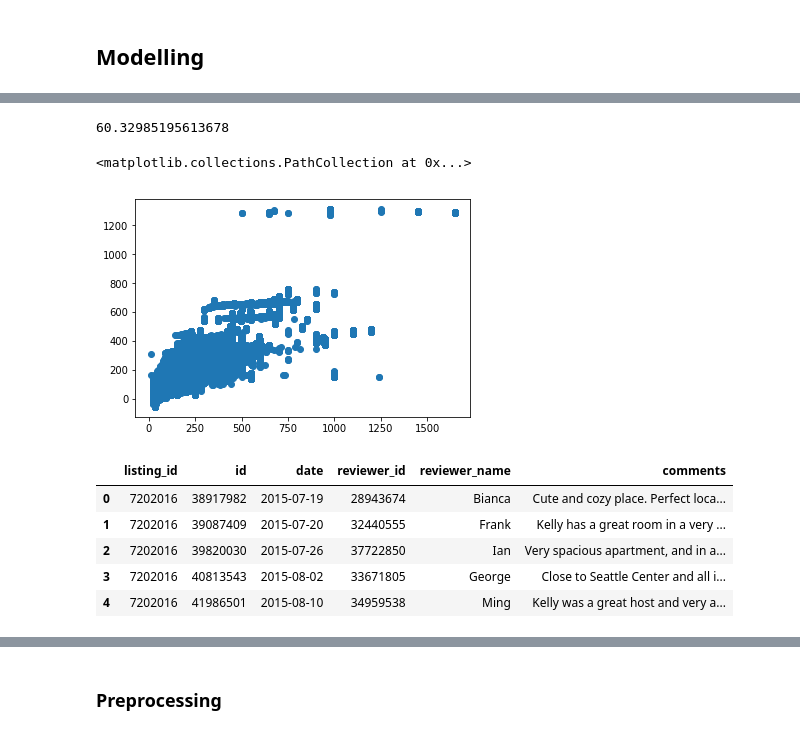
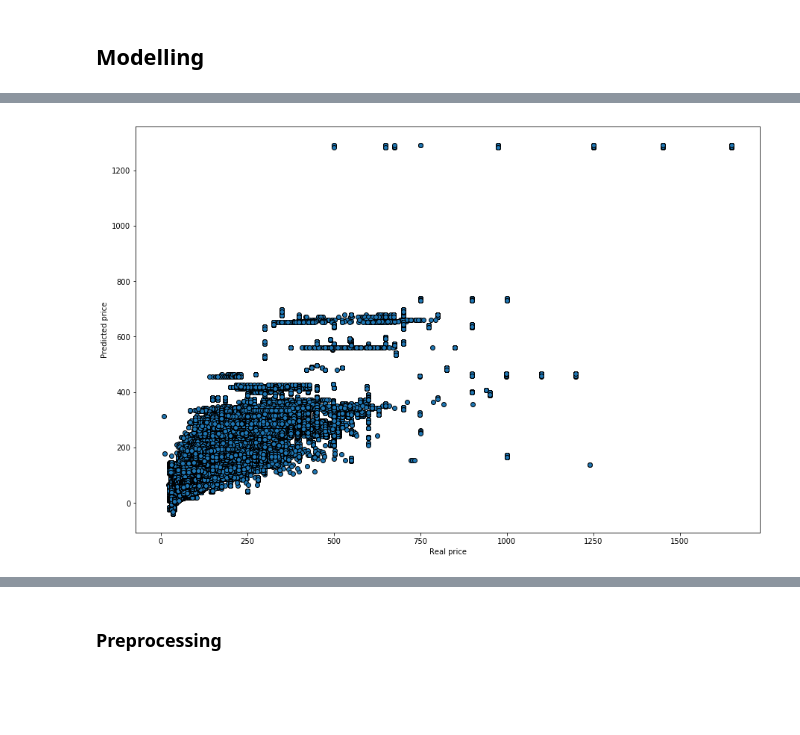
Before and after one commit to rubengura/SeattleAirBnBAnalysis, a Jupyter notebook: Udacity Data Science Nanodegree P1T2.ipynb, the cells around one changed output, grey strips where cells are left out. Drawn from its saved outputs; the diff is of its cells as text; code cells hidden in the pictures; blank space fills up the shorter version.

```diff
--- a/Udacity Data Science Nanodegree P1T2.ipynb
+++ b/Udacity Data Science Nanodegree P1T2.ipynb
@@ -133,9 +136,11 @@ listings_reviews.columns = ['id', 'review_scores_rating', 'review_scores_accurac
 listings_vars_to_merge = listings[['id', 'neighbourhood_group_cleansed', 'property_type', 'room_type',
                                    'accommodates', 'bathrooms', 'bedrooms', 'beds', 'bed_type']]
 # %%
+# Merging calendar DataFrame with listings and listing_reviews
 df = pd.merge(calendar, listings_vars_to_merge, left_on='listing_id', right_on='id', how='left')
+# df.drop(['available', 'id'], axis=1, inplace=True)
 df = pd.merge(df, listings_reviews, left_on='listing_id', right_on='id')
-df.drop(['available', 'id_x', 'id_y'], axis=1, inplace=True)
+df.drop(['available', 'id_x', 'id_y', 'is_friday_saturday'], axis=1, inplace=True)
 df['bathrooms'] = np.around(df['bathrooms'])
 # %%
 df.shape
@@ -234,6 +236,8 @@ Index(['listing_id', 'date', 'price', 'month', 'day', 'is_holiday', 'weekday',
       dtype='object')
+# %%
+df[['month', 'day']] = df[['month', 'day']].astype('object')
 # %%
-X = df.iloc[:, 3:]
+X = df.iloc[:, 5:]
 Y = df['price']
 
 ohe = OneHotEncoder()
@@ -255,4 +257,0 @@ r2_score(Y_test, Y_pred)
-# %%
-np.sqrt(mean_squared_error(Y_test, Y_pred))
-# %% [output]
-60.32985195613678
@@ -261,14 +258,12 @@ df['predicted_price'] = lm.predict(X)
-# %%
-plt.scatter(df['price'], df['predicted_price'])
-# %% [output]
-<matplotlib.collections.PathCollection at 0x...>
-[figure, removed]
-# %%
-reviews.head()
-# %% [output]
-|  | listing_id | id | date | reviewer_id | reviewer_name | comments |
-| 0 | 7202016 | 38917982 | 2015-07-19 | 28943674 | Bianca | Cute and cozy place. Perfect loca... |
-| 1 | 7202016 | 39087409 | 2015-07-20 | 32440555 | Frank | Kelly has a great room in a very ... |
-| 2 | 7202016 | 39820030 | 2015-07-26 | 37722850 | Ian | Very spacious apartment, and in a... |
-| 3 | 7202016 | 40813543 | 2015-08-02 | 33671805 | George | Close to Seattle Center and all i... |
-| 4 | 7202016 | 41986501 | 2015-08-10 | 34959538 | Ming | Kelly was a great host and very a... |
+# %%
+df['predicted_price'] = lm.predict(X)
+df['error'] = df['price'] - df['predicted_price']
+df['abs_error'] = np.abs(df['price'] - df['predicted_price'])
+# %%
+plt.figure(figsize=(15,10))
+plt.scatter(df['price'], df['predicted_price'], edgecolors='black')
+plt.xlabel('Real price')
+plt.ylabel('Predicted price')
+plt.show()
+# %% [output]
+[figure, added]
```
Also changed, not shown: parts of 19 cells of this notebook.
